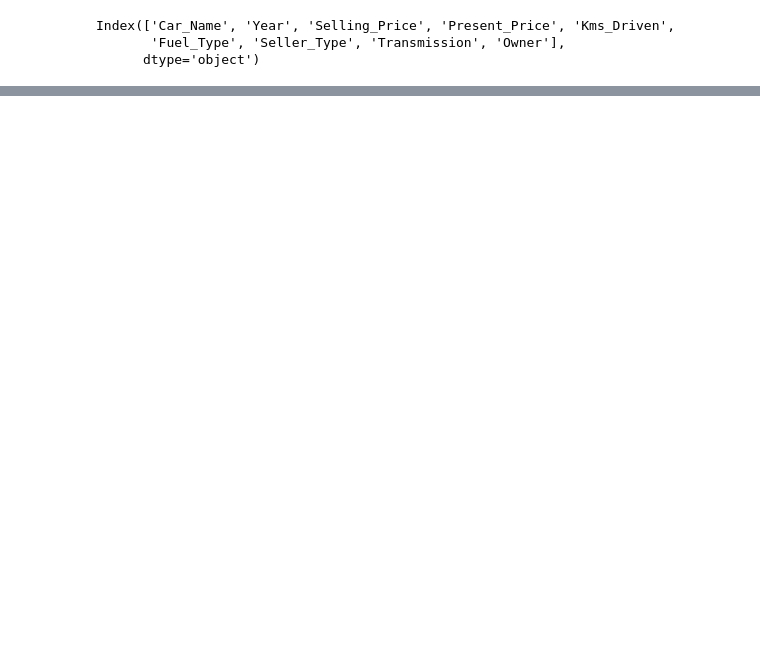
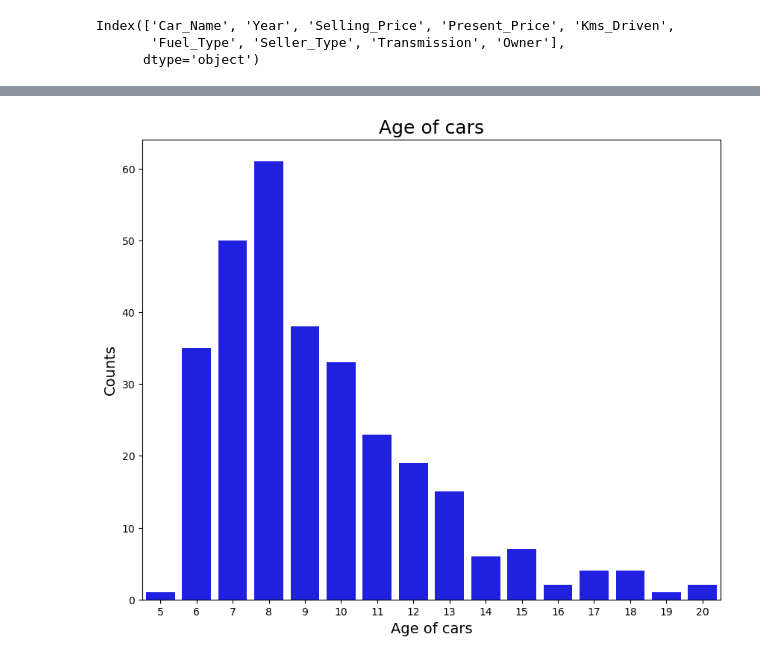
Before and after one commit to hamdain-mazen/New-Car, a Jupyter notebook: new_car.ipynb, the cells around one changed output, grey strips where cells are left out. Drawn from its saved outputs; the diff is of its cells as text; code cells hidden in the pictures; blank space fills up the shorter version.

```diff
--- a/new_car.ipynb
+++ b/new_car.ipynb
@@ -127,0 +145,2 @@ i git add
+# %%
+df['Age']= df['Current_Year']-df['Year']
@@ -127,0 +153,2 @@ i git add
+# %%
+df.drop(df[['Year','Current_Year']], axis=1, inplace=True) # drop year and current year because i dont need them anymore
@@ -127,0 +161,12 @@ i git add
+# %%
+plt.figure(figsize=(10,8))
+sns.countplot(data= df, x= 'Age', color = "blue")
+plt.xlabel('Age of cars', fontsize=14)
+plt.ylabel('Counts', fontsize=14)
+plt.title('Age of cars', fontsize=18)
+# saving the file.Make sure you
+# use savefig() before show().
+plt.savefig("age.png")
+plt.show()
+# %% [output]
+[figure, added]
```
Also changed, not shown: parts of 93 cells of this notebook.
